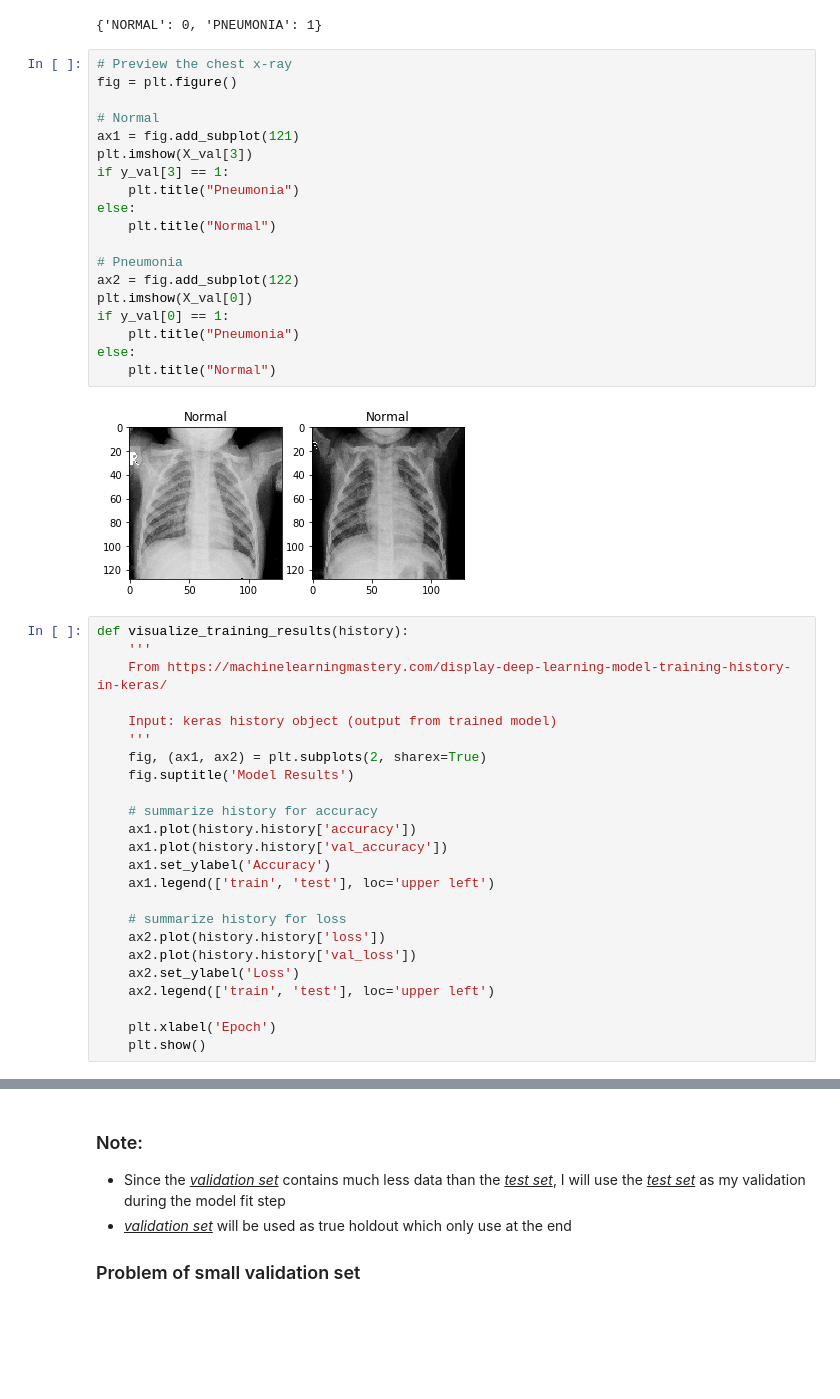
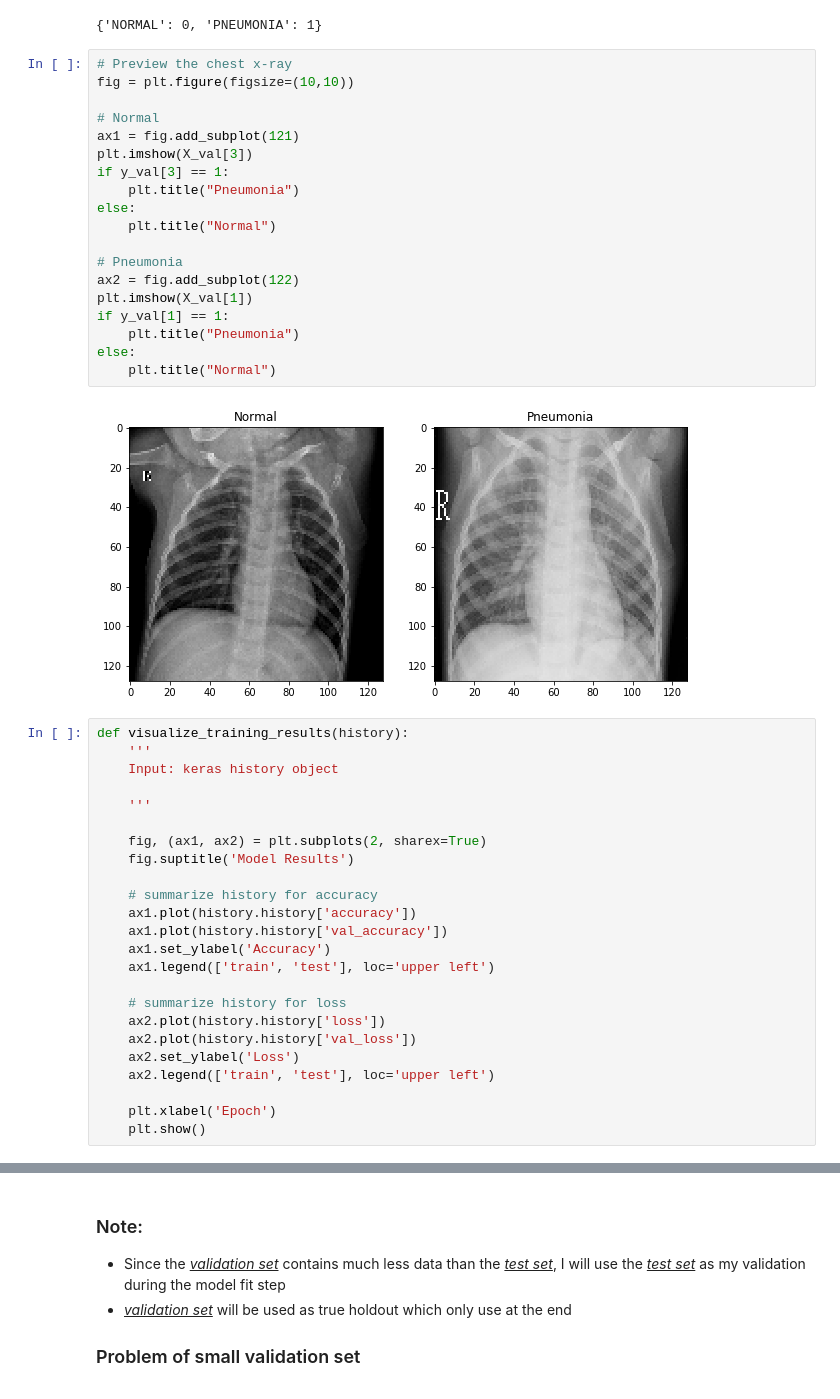
Before and after one commit to jingyunw/CNN_Image_Classification, a Jupyter notebook: Pneumonia_Detection_Deep_Learning.ipynb, the cells around one changed output, grey strips where cells are left out. Saved outputs shown, nothing was run; the diff lists cells and outputs as text; blank space fills up the shorter version.

```diff
--- a/Pneumonia_Detection_Deep_Learning.ipynb
+++ b/Pneumonia_Detection_Deep_Learning.ipynb
@@ -115,32 +127,32 @@ train_generator.class_indices
 {'NORMAL': 0, 'PNEUMONIA': 1}
 # %%
 # Preview the chest x-ray
-fig = plt.figure()
+fig = plt.figure(figsize=(10,10))
 
 # Normal
 ax1 = fig.add_subplot(121)
 plt.imshow(X_val[3])
 if y_val[3] == 1:
     plt.title("Pneumonia")
 else:
     plt.title("Normal")
 
 # Pneumonia
 ax2 = fig.add_subplot(122)
-plt.imshow(X_val[0])
-if y_val[0] == 1:
+plt.imshow(X_val[1])
+if y_val[1] == 1:
     plt.title("Pneumonia")
 else:
     plt.title("Normal")
 # %% [output]
-[figure, old version]
+[figure, new version]
 # %%
 def visualize_training_results(history):
     '''
-    From https://machinelearningmastery.com/display-deep-learning-model-training-history-in-keras/
+    Input: keras history object
 
-    Input: keras history object (output from trained model)
     '''
+
     fig, (ax1, ax2) = plt.subplots(2, sharex=True)
     fig.suptitle('Model Results')
 
```
Also changed, not shown: parts of 98 cells of this notebook.
